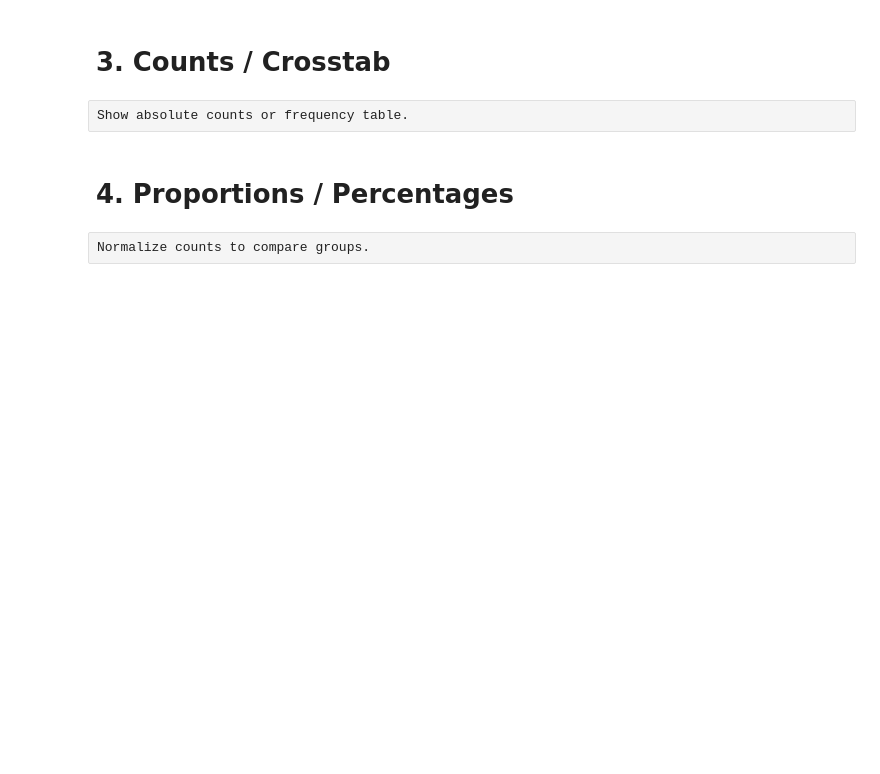
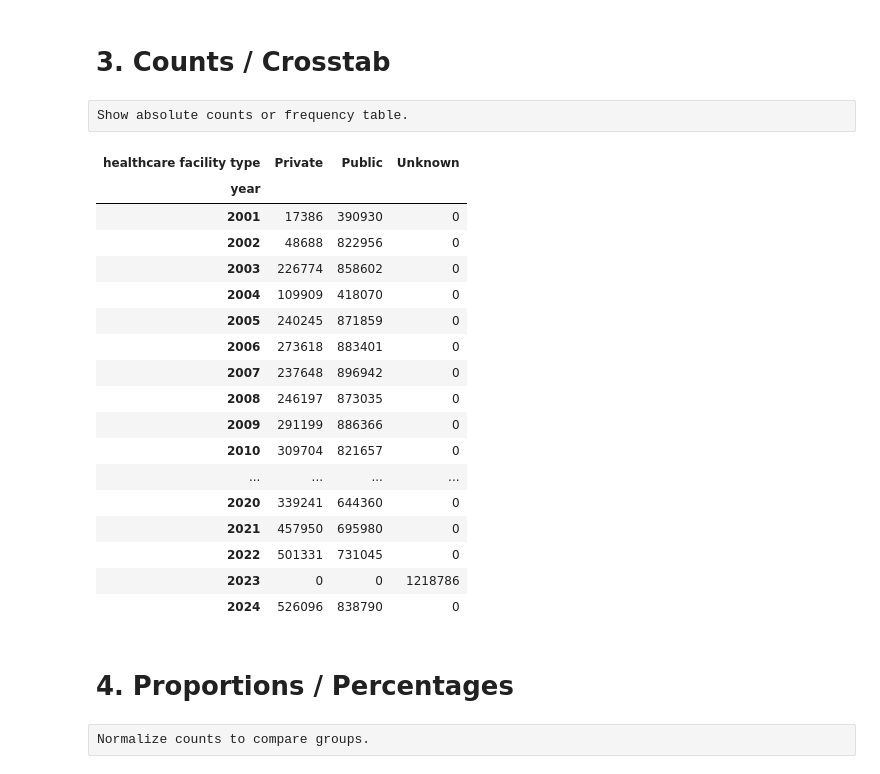
Before and after one commit to mirkopodunavak1996/EDAHospDischarges_Chile2001-2024, a Jupyter notebook: notebooks/General_Analysis_2001-2024_Bivariate(2).ipynb, the cells around one changed output. Saved outputs shown, nothing was run; the diff lists cells and outputs as text; code cells hidden in the pictures; blank space fills up the shorter version.

```diff
--- a/notebooks/General_Analysis_2001-2024_Bivariate(2).ipynb
+++ b/notebooks/General_Analysis_2001-2024_Bivariate(2).ipynb
@@ -180,3 +180,24 @@ Show absolute counts or frequency table.
+# %%
+table_pair1
+# %% [output]
+| healthcare facility type | Private | Public | Unknown |
+| year |  |  |  |
+| 2001 | 17386 | 390930 | 0 |
+| 2002 | 48688 | 822956 | 0 |
+| 2003 | 226774 | 858602 | 0 |
+| 2004 | 109909 | 418070 | 0 |
+| 2005 | 240245 | 871859 | 0 |
+| 2006 | 273618 | 883401 | 0 |
+| 2007 | 237648 | 896942 | 0 |
+| 2008 | 246197 | 873035 | 0 |
+| 2009 | 291199 | 886366 | 0 |
+| 2010 | 309704 | 821657 | 0 |
+| ... | ... | ... | ... |
+| 2020 | 339241 | 644360 | 0 |
+| 2021 | 457950 | 695980 | 0 |
+| 2022 | 501331 | 731045 | 0 |
+| 2023 | 0 | 0 | 1218786 |
+| 2024 | 526096 | 838790 | 0 |
 # %% [markdown]
 # 4. Proportions / Percentages
 # %% [raw]
```
Also changed, not shown: parts of 33 cells of this notebook.
